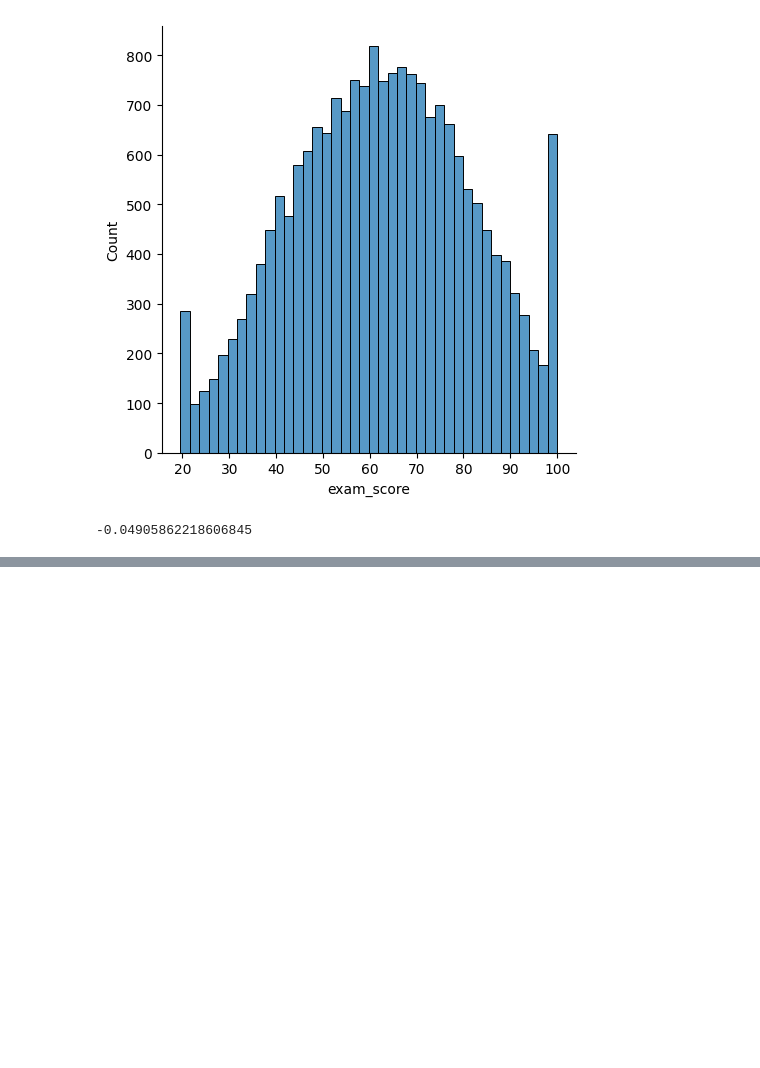
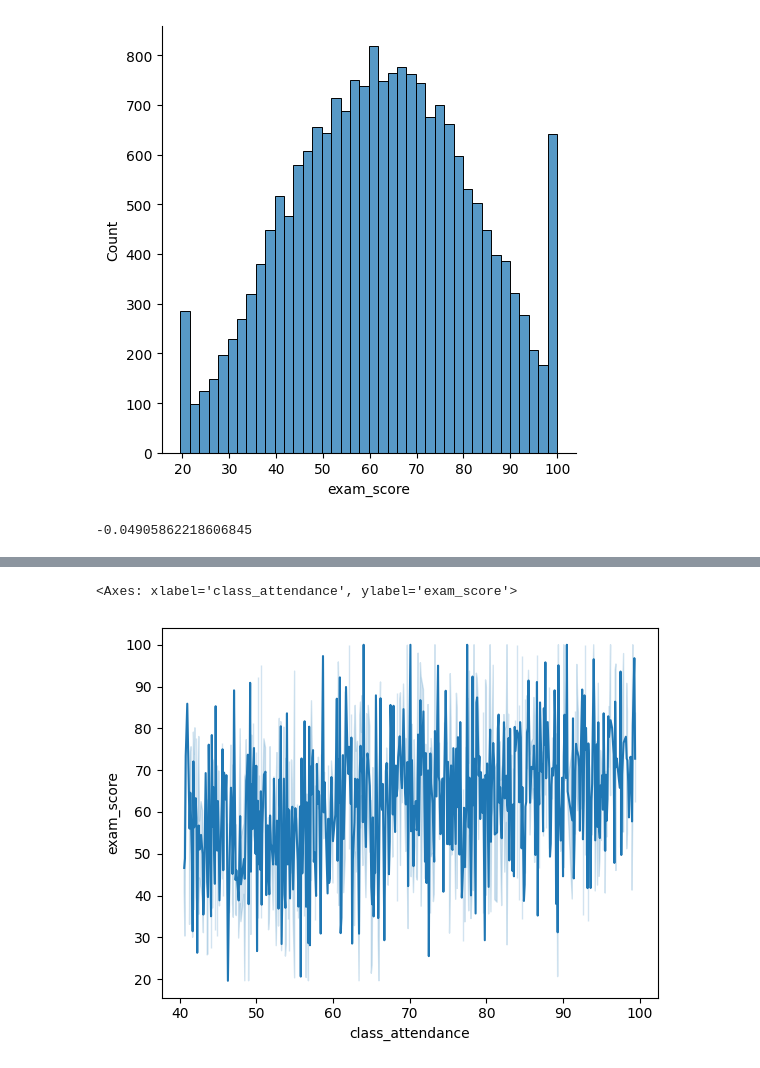
Before and after one commit to Saumik-Yadav/student-exam-score-predictor, a Jupyter notebook: Student_Score_prediction.ipynb, the cells around one changed output, grey strips where cells are left out. Drawn from its saved outputs; the diff is of its cells as text; code cells hidden in the pictures; blank space fills up the shorter version.

```diff
--- a/Student_Score_prediction.ipynb
+++ b/Student_Score_prediction.ipynb
@@ -78,0 +98,5 @@ Name: count, dtype: int64
+# %%
+sns.lineplot(x =df['class_attendance'],y =df['exam_score'])
+# %% [output]
+<Axes: xlabel='class_attendance', ylabel='exam_score'>
+[figure, added]
```
Also changed, not shown: parts of 7 cells of this notebook.
